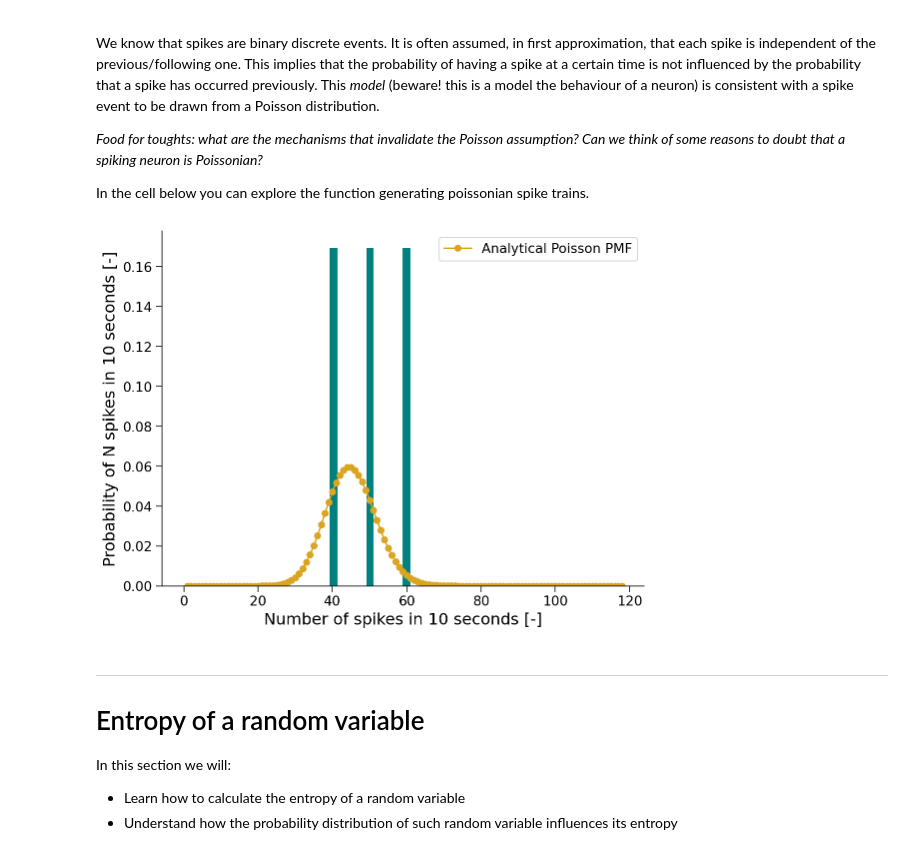
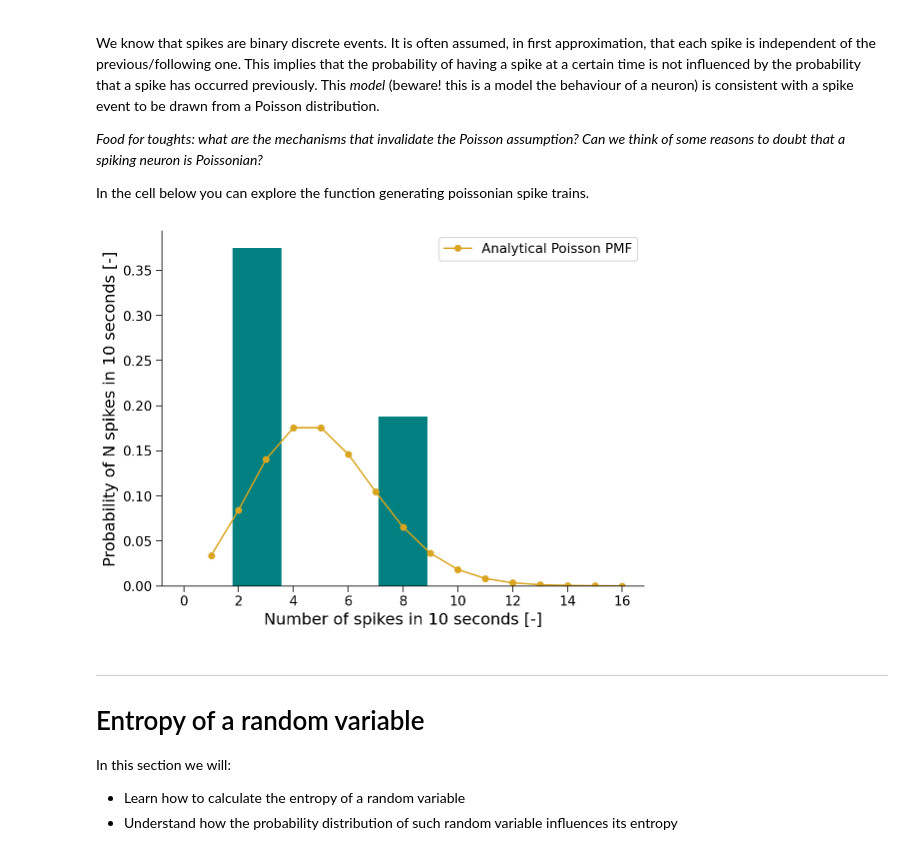
Before and after one commit to rmaffulli/MI_tutorial, a Jupyter notebook: MI_tutorial.ipynb, the cells around one changed output. Saved outputs shown, nothing was run; the diff lists cells and outputs as text; code cells hidden in the pictures.

```diff
--- a/MI_tutorial.ipynb
+++ b/MI_tutorial.ipynb
@@ -52,29 +52,29 @@ def poisson_spike(t,rate):
 # %%
 #@title The effect of the number of trials on estimation of probabiltiy mass function { run: "auto" }
 trials = 3 #@param {type:"slider", min:1, max:1000, step:1}
-rate = 4.5 #@param {type:"slider", min:0.0, max:10, step:0.5}
+rate = 0.5 #@param {type:"slider", min:0.1, max:10, step:0.1}
 
 spike_cnt = np.zeros((trials,))
 
 t = np.linspace(0,10,1000)
 for tr in range(trials):
   sp = poisson_spike(t,rate)
   spike_cnt[tr-1] = sum(sp)
 
 _ = plt.hist(spike_cnt,
              range=(0, 2*int(spike_cnt.max())),
              bins=int(spike_cnt.max() + 1),
              density=True, histtype='stepfilled',
              color='teal', edgecolor='none')
 x_poisson = np.linspace(1,2*int(spike_cnt.max()),2*int(spike_cnt.max()))
 _ = plt.plot(x_poisson, poisson.pmf(x_poisson, rate*10),
              '-o', label='Analytical Poisson PMF',
             color='goldenrod')
 plt.xlabel('Number of spikes in 10 seconds [-]')
 plt.ylabel('Probability of N spikes in 10 seconds [-]')
 _ = plt.legend()
 # %% [output]
-[figure, old version]
+[figure, new version]
 # %% [markdown]
 ---
 # Entropy of a random variable
```
Also changed, not shown: parts of 1 cell of this notebook.
